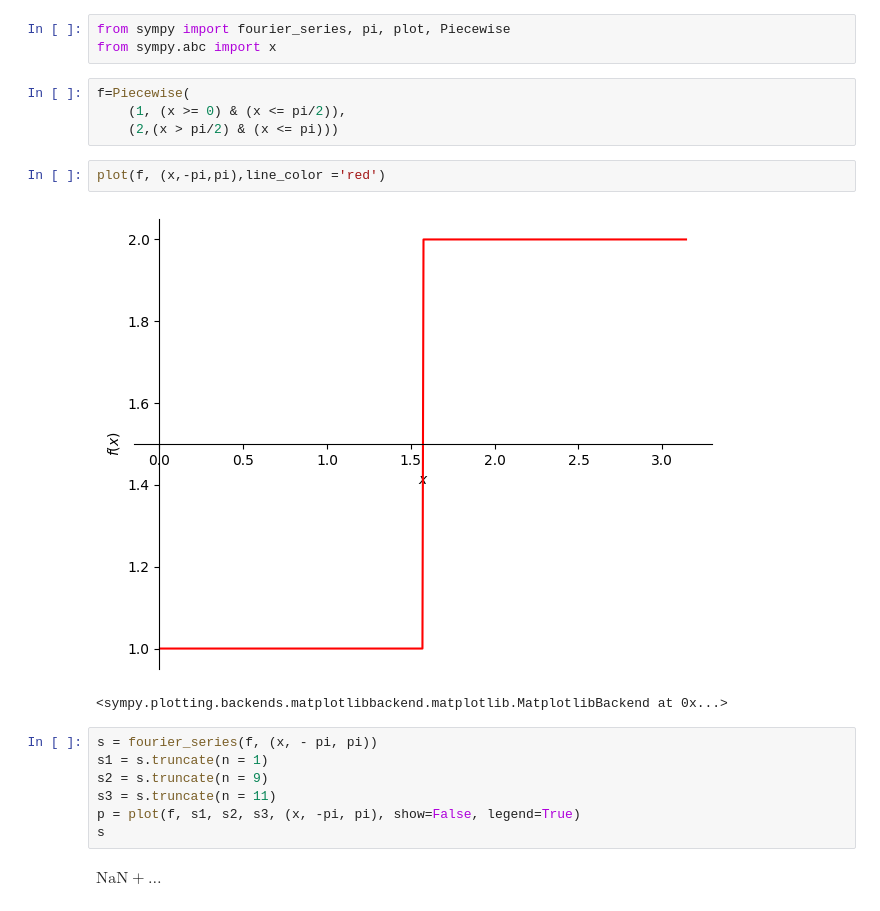
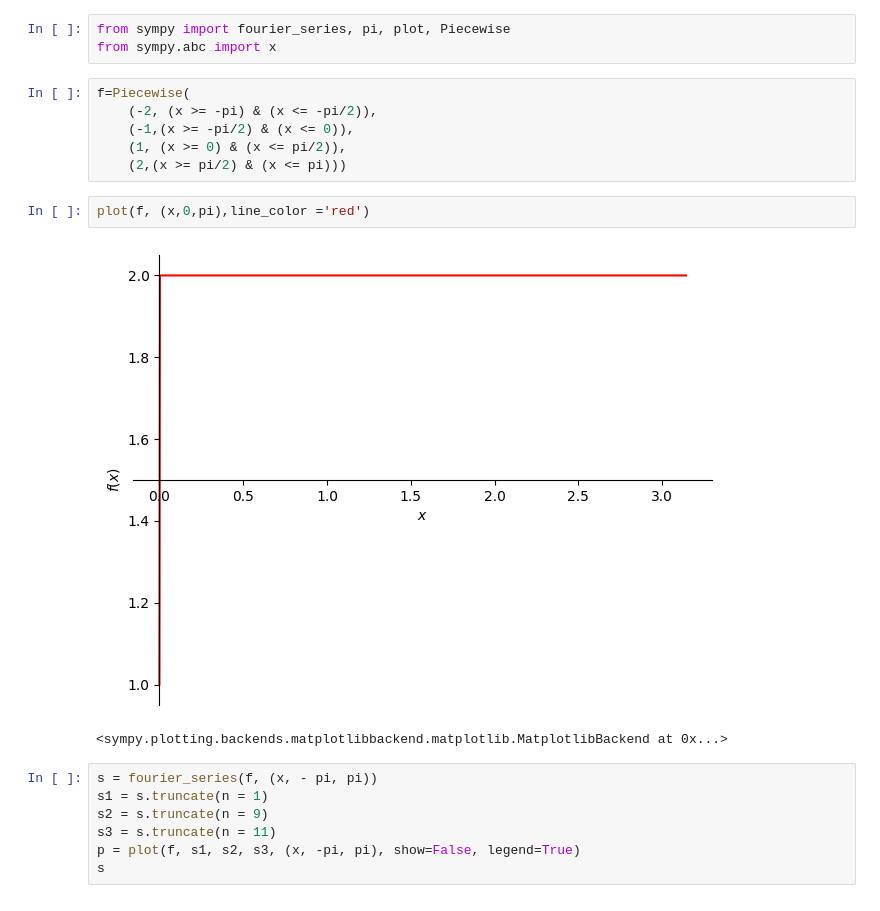
Before and after one commit to Annette-1/Ecuaciones_Diferenciales_Parciales, a Jupyter notebook: fourier_sympy.ipynb, the cells around one changed output. Drawn from its saved outputs; the diff is of its cells as text.

```diff
--- a/fourier_sympy.ipynb
+++ b/fourier_sympy.ipynb
@@ -116,12 +116,14 @@ from sympy import fourier_series, pi, plot, Piecewise
 from sympy.abc import x
 # %%
 f=Piecewise(
+    (-2, (x >= -pi) & (x <= -pi/2)),
+    (-1,(x >= -pi/2) & (x <= 0)),
     (1, (x >= 0) & (x <= pi/2)),
-    (2,(x > pi/2) & (x <= pi)))
+    (2,(x >= pi/2) & (x <= pi)))
 # %%
-plot(f, (x,-pi,pi),line_color ='red')
+plot(f, (x,0,pi),line_color ='red')
 # %% [output]
-[figure, old version]
+[figure, new version]
 <sympy.plotting.backends.matplotlibbackend.matplotlib.MatplotlibBackend at 0x...>
 # %%
 s = fourier_series(f, (x, - pi, pi))
@@ -130,8 +132,6 @@ s2 = s.truncate(n = 9)
 s3 = s.truncate(n = 11)
 p = plot(f, s1, s2, s3, (x, -pi, pi), show=False, legend=True)
 s
-# %% [output]
-$\displaystyle \text{NaN} + \ldots$
 # %%
 p[0].label = 'x'
 p[1].label = 'n=3'
```
Also changed, not shown: parts of 1 cell of this notebook.
